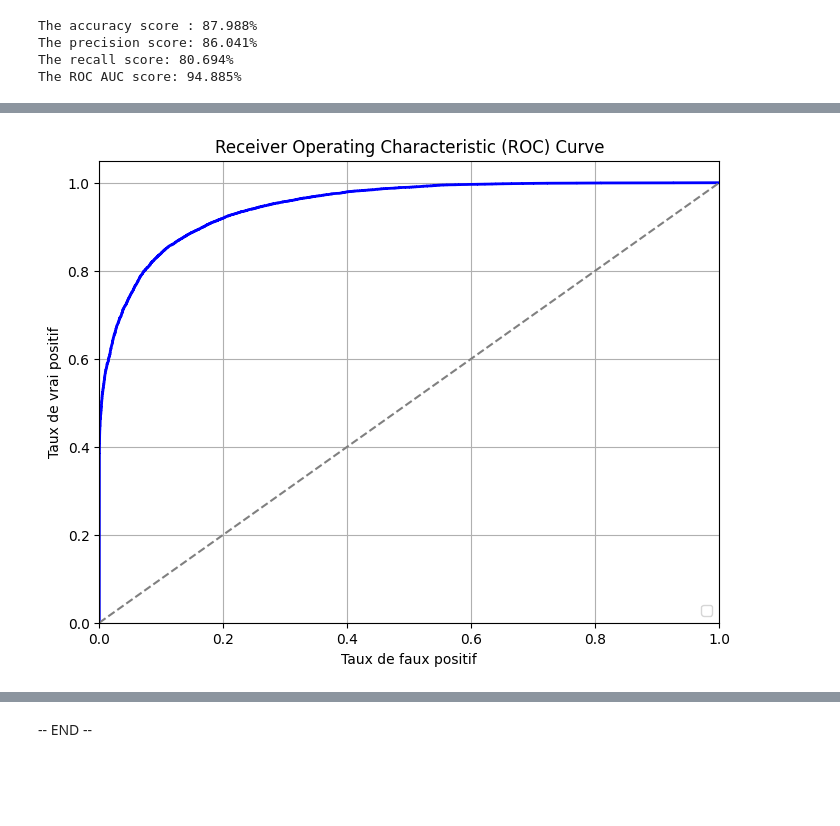
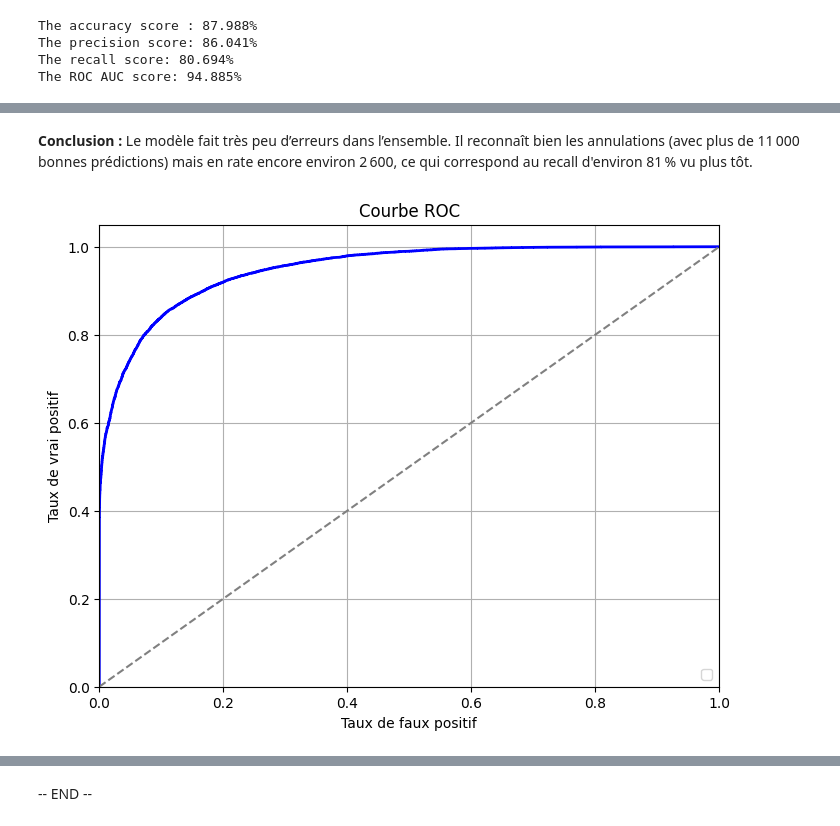
Before and after one commit to mandresyandri/hotel-booking-cancelation, a Jupyter notebook: model_build/hyperparameter_tuning.ipynb, the cells around one changed output, grey strips where cells are left out. Drawn from its saved outputs; the diff is of its cells as text; code cells hidden in the pictures; blank space fills up the shorter version.

```diff
--- a/model_build/hyperparameter_tuning.ipynb
+++ b/model_build/hyperparameter_tuning.ipynb
@@ -208,15 +221,18 @@ _ = sns.heatmap((confusion_matrix), annot=True).set(title="Matricde de confusion
+# %% [markdown]
+**Conclusion :**
+Le modèle fait très peu d’erreurs dans l’ensemble. Il reconnaît bien les annulations (avec plus de 11 000 bonnes prédictions) mais en rate encore environ 2 600, ce qui correspond au recall d'environ 81 % vu plus tôt.
 # %%
 fpr, tpr, thresholds = roc_curve(y_test, y_pred_proba)
 plt.figure(figsize=(8, 6))
 plt.plot(fpr, tpr, color="blue", lw=2)
 plt.plot([0, 1], [0, 1], color="gray", linestyle="--")
 plt.xlim([0.0, 1.0])
 plt.ylim([0.0, 1.05])
 plt.xlabel("Taux de faux positif")
 plt.ylabel("Taux de vrai positif")
-plt.title("Receiver Operating Characteristic (ROC) Curve")
+plt.title("Courbe ROC")
 plt.legend(loc="lower right")
 plt.grid(True)
 plt.show()
 # %% [output]
-[figure, old version]
+[figure, new version]
```
Also changed, not shown: parts of 18 cells of this notebook.
